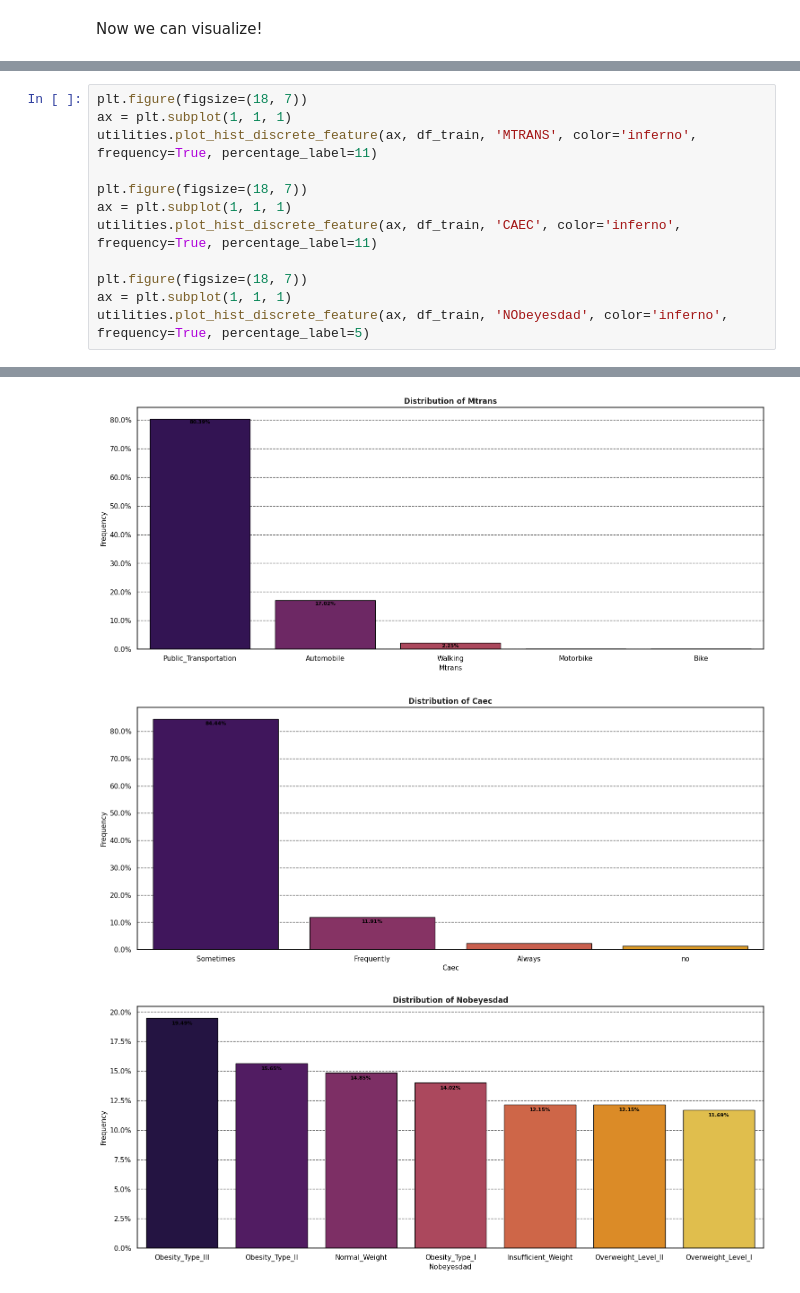
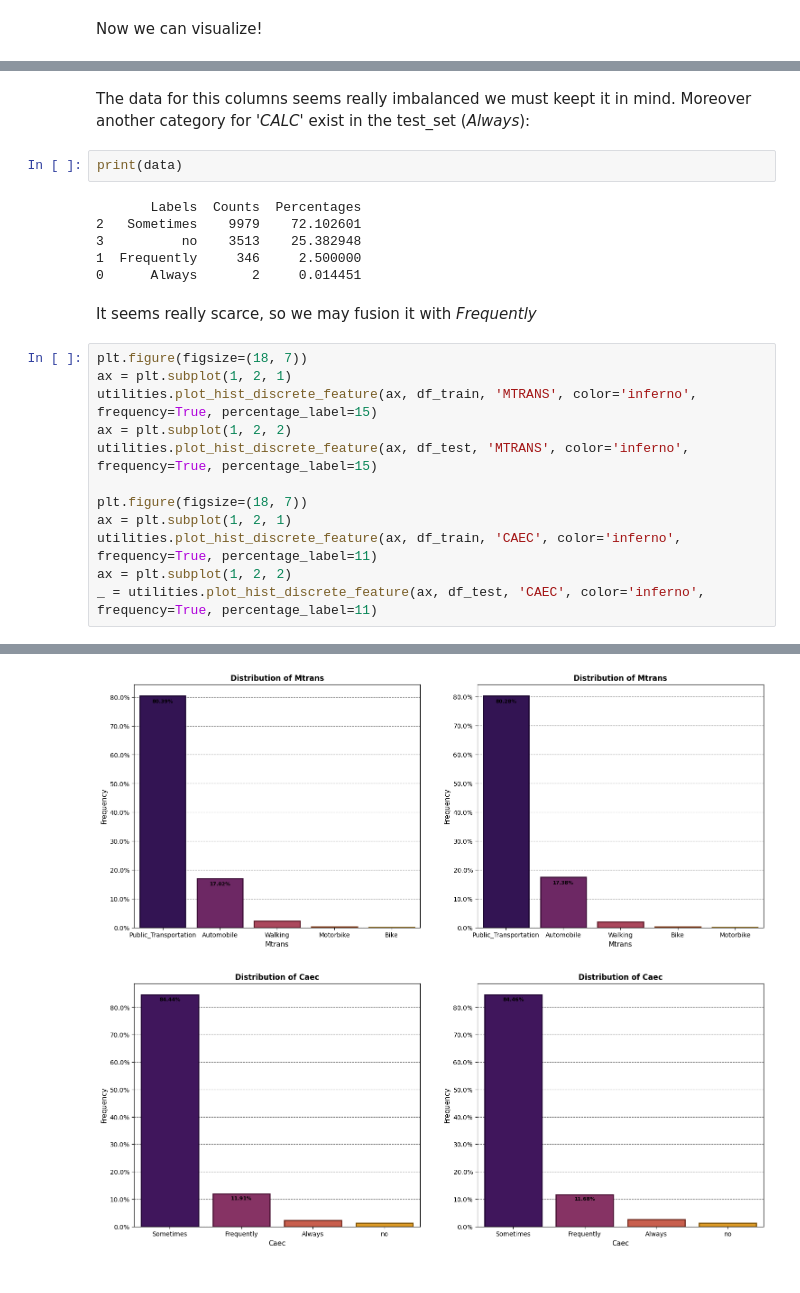
Before and after one commit to ydepledt/kaggle, a Jupyter notebook: obesity/multiclass_weight.ipynb, the cells around one changed output, grey strips where cells are left out. Drawn from its saved outputs; the diff is of its cells as text.

Commit message:
COntinue plot function

```diff
--- a/obesity/multiclass_weight.ipynb
+++ b/obesity/multiclass_weight.ipynb
@@ -226,13 +222,25 @@ _ = utilities.plot_hist_discrete_feature(ax, df_test, 'CALC', color=[COLORS['ORA
+# %% [markdown]
+The data for this columns seems really imbalanced we must keept it in mind. Moreover another category for _'CALC'_ exist in the test_set (_Always_):
+# %%
+print(data)
+# %% [output]
+       Labels  Counts  Percentages
+2   Sometimes    9979    72.102601
+3          no    3513    25.382948
+1  Frequently     346     2.500000
+0      Always       2     0.014451
+# %% [markdown]
+It seems really scarce, so we may fusion it with _Frequently_
 # %%
 plt.figure(figsize=(18, 7))
-ax = plt.subplot(1, 1, 1)
-utilities.plot_hist_discrete_feature(ax, df_train, 'MTRANS', color='inferno', frequency=True, percentage_label=11)
+ax = plt.subplot(1, 2, 1)
+utilities.plot_hist_discrete_feature(ax, df_train, 'MTRANS', color='inferno', frequency=True, percentage_label=15)
+ax = plt.subplot(1, 2, 2)
+utilities.plot_hist_discrete_feature(ax, df_test, 'MTRANS', color='inferno', frequency=True, percentage_label=15)
 
 plt.figure(figsize=(18, 7))
-ax = plt.subplot(1, 1, 1)
+ax = plt.subplot(1, 2, 1)
 utilities.plot_hist_discrete_feature(ax, df_train, 'CAEC', color='inferno', frequency=True, percentage_label=11)
-
-plt.figure(figsize=(18, 7))
-ax = plt.subplot(1, 1, 1)
-utilities.plot_hist_discrete_feature(ax, df_train, 'NObeyesdad', color='inferno', frequency=True, percentage_label=5)
+ax = plt.subplot(1, 2, 2)
+_ = utilities.plot_hist_discrete_feature(ax, df_test, 'CAEC', color='inferno', frequency=True, percentage_label=11)
 # %% [output]
@@ -247,3 +247,2 @@ utilities.plot_hist_discrete_feature(ax, df_train, 'NObeyesdad', color='inferno'
-[figure, old version]
+[figure, new version]
-[figure, old version]
+[figure, new version]
-[figure, removed]
```
Also changed, not shown: parts of 18 cells of this notebook, 1 other file.
